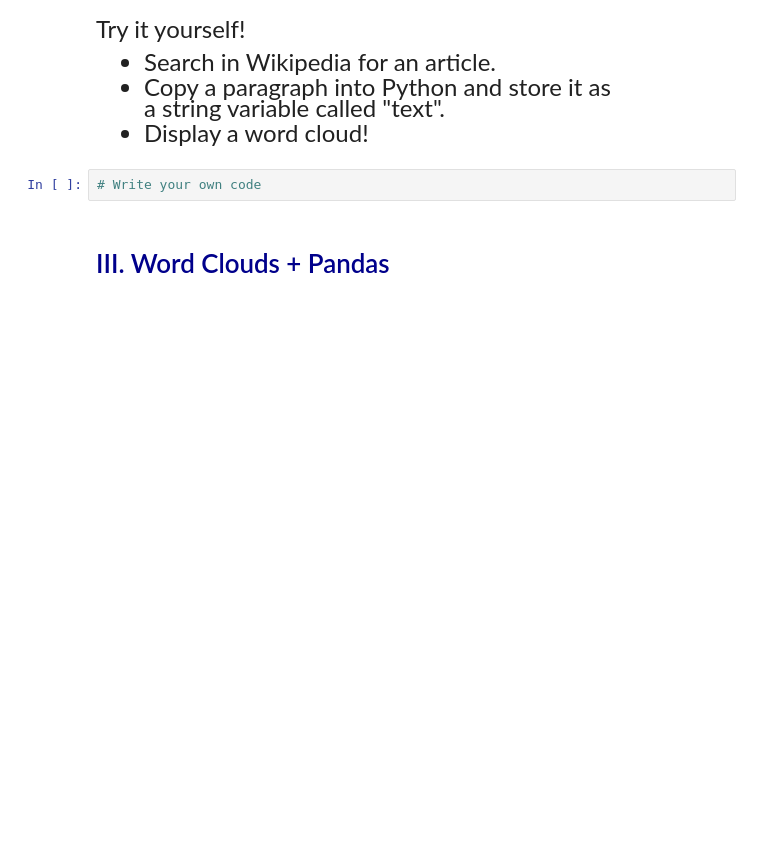
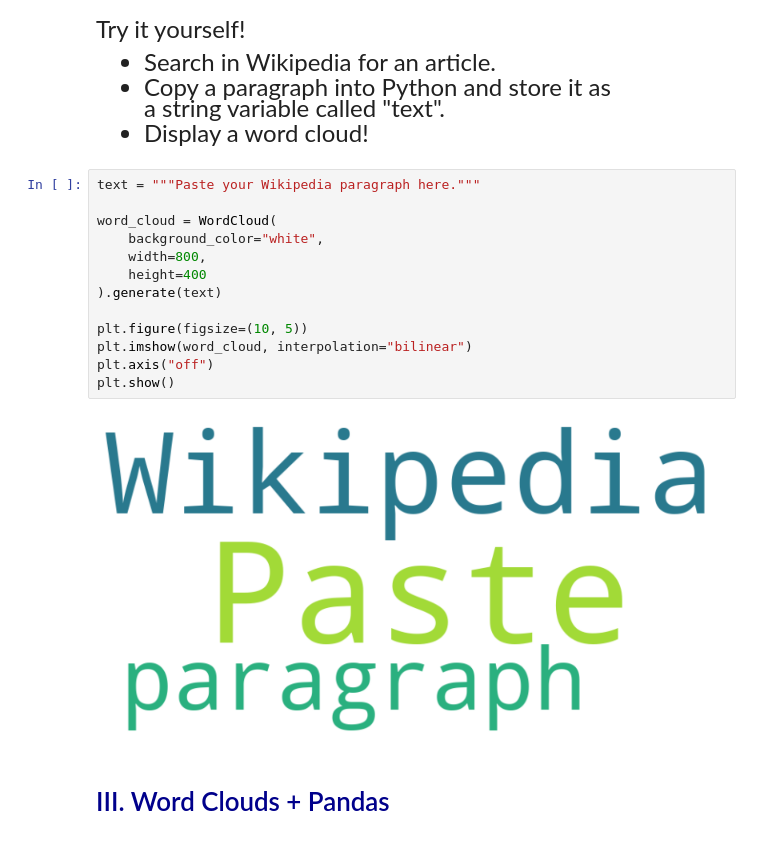
Before and after one commit to apastor03/datasci530fall2026, a Jupyter notebook: Lecture 09/lecture_9b - Word Clouds.ipynb, the cells around one changed output. Drawn from its saved outputs; the diff is of its cells as text; blank space fills up the shorter version.

```diff
--- a/Lecture 09/lecture_9b - Word Clouds.ipynb
+++ b/Lecture 09/lecture_9b - Word Clouds.ipynb
@@ -100,8 +100,21 @@ Try it yourself!
 - Copy a paragraph into Python and store it as <br>
 a string variable called "text".
 - Display a word cloud!
-# %%
-# Write your own code
+# %%
+text = """Paste your Wikipedia paragraph here."""
+
+word_cloud = WordCloud(
+    background_color="white",
+    width=800,
+    height=400
+).generate(text)
+
+plt.figure(figsize=(10, 5))
+plt.imshow(word_cloud, interpolation="bilinear")
+plt.axis("off")
+plt.show()
+# %% [output]
+[figure, added]
 # %% [markdown]
 # <span style="color:darkblue"> III. Word Clouds + Pandas </span>
 # %% [markdown]
```
Also changed, not shown: parts of 7 cells of this notebook, 20 other files.
